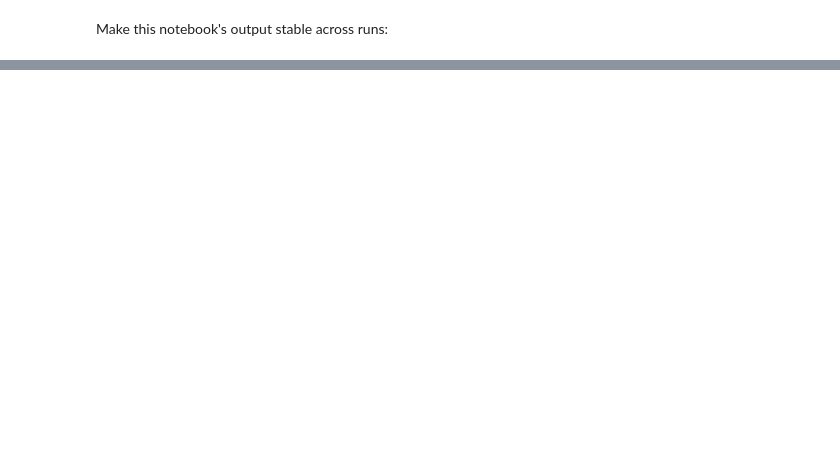
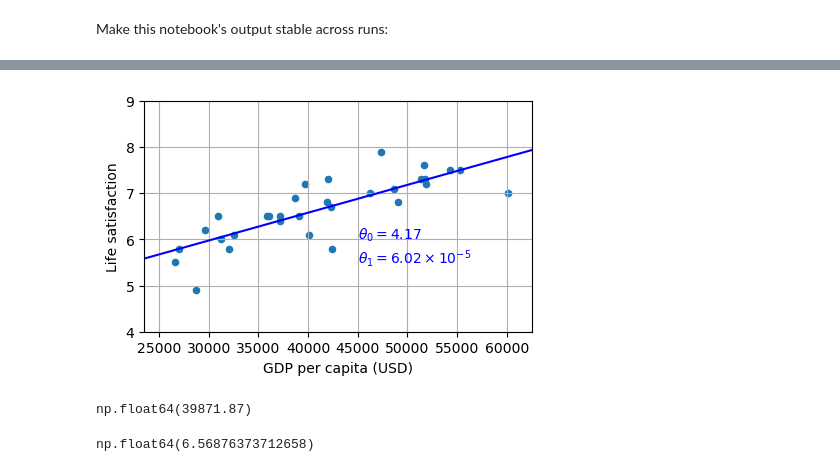
Before and after one commit to Jonikulov/Hands-On-Machine-Learning-3, a Jupyter notebook: 01. The Machine Learning Landscape.ipynb, the cells around one changed output, grey strips where cells are left out. Cells and saved outputs as stored; diff of their text form; code cells hidden in the pictures; blank space fills up the shorter version.

```diff
--- a/01. The Machine Learning Landscape.ipynb
+++ b/01. The Machine Learning Landscape.ipynb
@@ -323,0 +213,10 @@ cyprus_gdp = 37_665.2
+# %%
+full_country_stats = pd.merge(
+    left=gdp_per_capita,
+    right=oecd_bli[["Life satisfaction"]],
+    left_index=True,
+    right_index=True,
+    how="outer"
+)
+
+full_country_stats.head()
@@ -323,0 +378,22 @@ cyprus_gdp = 37_665.2
+# %%
+country_stats.plot(kind="scatter", x=gdp_col, y=lifesat_col, grid=True, figsize=(5, 3))
+
+X = np.linspace(min_gdp, max_gdp, 1000)
+plt.plot(X, t1 * X + t0, "b")
+plt.text(45_000, 6, fr"$\theta_0 = {t0:.2f}$", color="b")
+plt.text(45_000, 5.5, fr"$\theta_1 = {t1*1e5:.2f} \times 10^{{-5}}$", color="b")
+
+plt.axis([min_gdp, max_gdp, 4, 9])
+plt.show()
+# %% [output]
+[figure, added]
+# %%
+cyprus_gdp_per_capita = gdp_per_capita[gdp_col].loc["Cyprus"]
+cyprus_gdp_per_capita
+# %% [output]
+np.float64(39871.87)
+# %%
+cyprus_pred_lifesat = lin1.predict([[cyprus_gdp_per_capita]])[0][0]
+cyprus_pred_lifesat
+# %% [output]
+np.float64(6.56876373712658)
```
Also changed, not shown: parts of 67 cells of this notebook, 2 other files.
